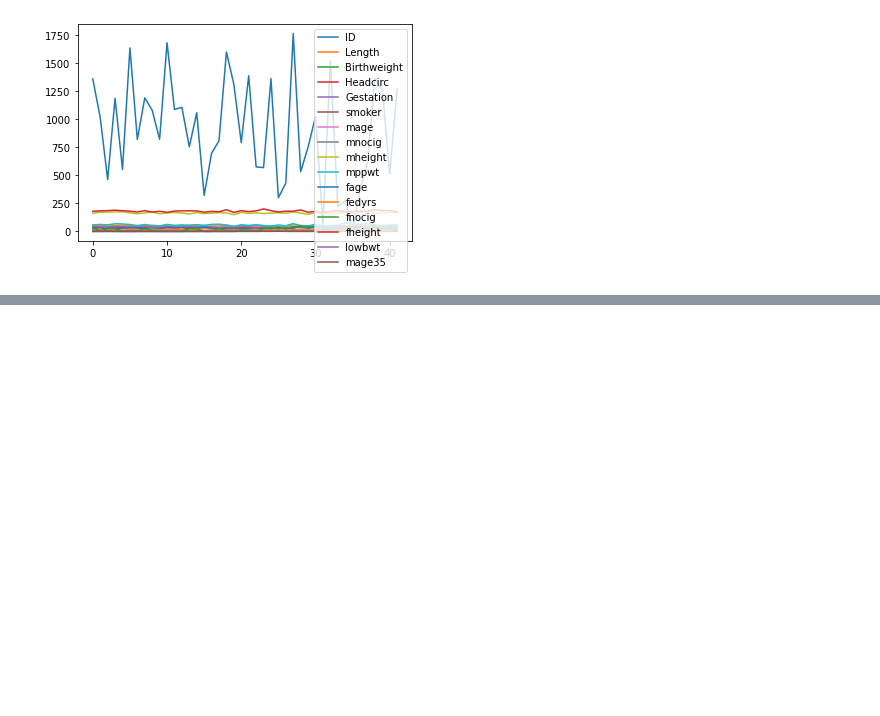
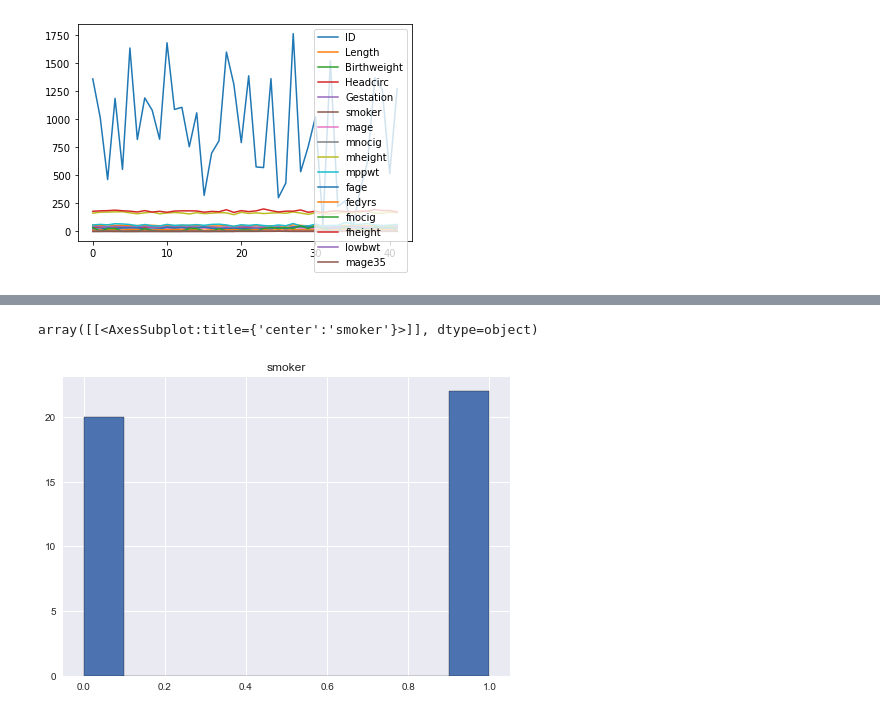
Before and after one commit to hiimfam/data-project, a Jupyter notebook: main.ipynb, the cells around one changed output, grey strips where cells are left out. Saved outputs shown, nothing was run; the diff lists cells and outputs as text; code cells hidden in the pictures; blank space fills up the shorter version.

```diff
--- a/main.ipynb
+++ b/main.ipynb
@@ -86,0 +104,7 @@ plt.show()
+# %%
+# univariate analysis (analyzing only one variable in data)
+
+df.hist(column='smoker', edgecolor ='black')
+# %% [output]
+array([[<AxesSubplot:title={'center':'smoker'}>]], dtype=object)
+[figure, added]
```
Also changed, not shown: parts of 9 cells of this notebook.
